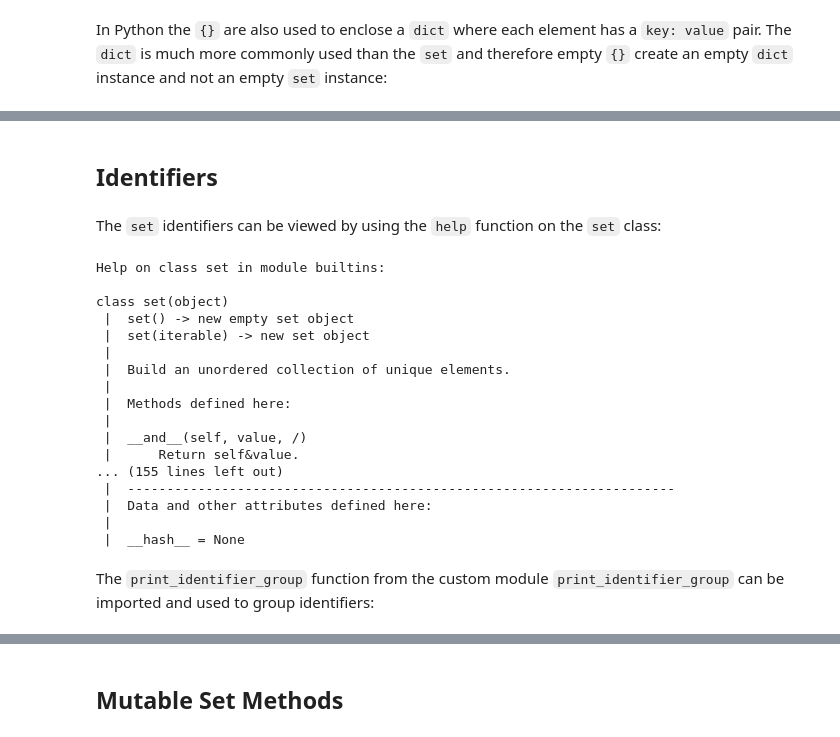
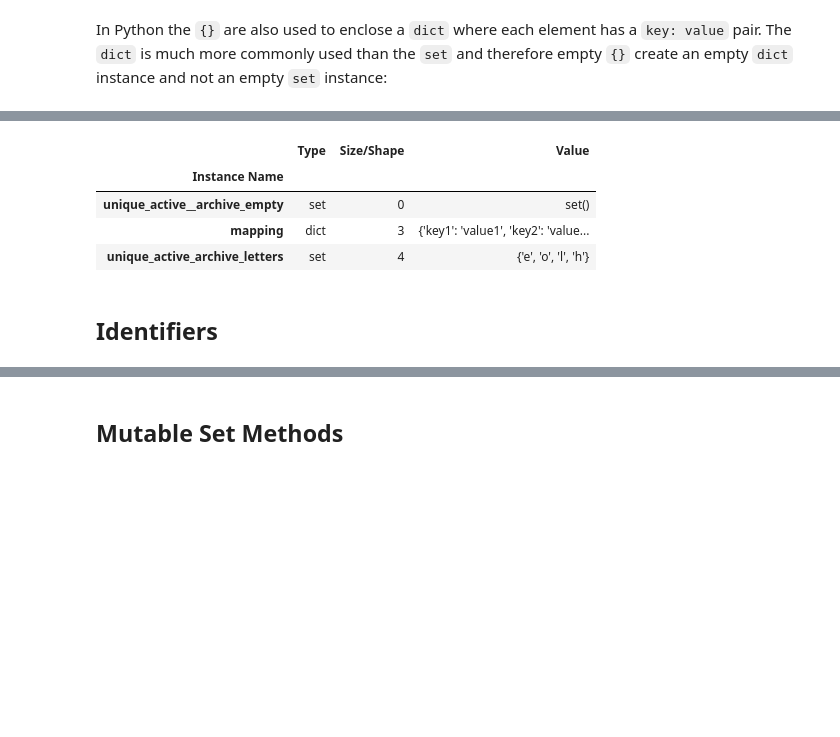
Before and after one commit to PhilipYip1988/python-notebooks, a Jupyter notebook: builtins_module_set/notebook.ipynb, the cells around one changed output, grey strips where cells are left out. Saved outputs shown, nothing was run; the diff lists cells and outputs as text; code cells hidden in the pictures; blank space fills up the shorter version.

````diff
--- a/builtins_module_set/notebook.ipynb
+++ b/builtins_module_set/notebook.ipynb
@@ -94,26 +94,10 @@ unique_active
+# %%
+variables()
+# %% [output]
+|  | Type | Size/Shape | Value |
+| Instance Name |  |  |  |
+| unique_active__archive_empty | set | 0 | set() |
+| mapping | dict | 3 | {'key1': 'value1', 'key2': 'value... |
+| unique_active_archive_letters | set | 4 | {'e', 'o', 'l', 'h'} |
 # %% [markdown]
 ## Identifiers
-# %% [markdown]
-The ```set``` identifiers can be viewed by using the ```help``` function on the ```set``` class:
-# %%
-help(set)
-# %% [output]
-Help on class set in module builtins:
-
-class set(object)
- |  set() -> new empty set object
- |  set(iterable) -> new set object
- |
- |  Build an unordered collection of unique elements.
- |
- |  Methods defined here:
- |
- |  __and__(self, value, /)
- |      Return self&value.
-... (155 lines left out)
- |  ----------------------------------------------------------------------
- |  Data and other attributes defined here:
- |
- |  __hash__ = None
-# %% [markdown]
-The ```print_identifier_group``` function from the custom module ```print_identifier_group``` can be imported and used to group identifiers:
````
Also changed, not shown: parts of 91 cells of this notebook, 11 other files.
